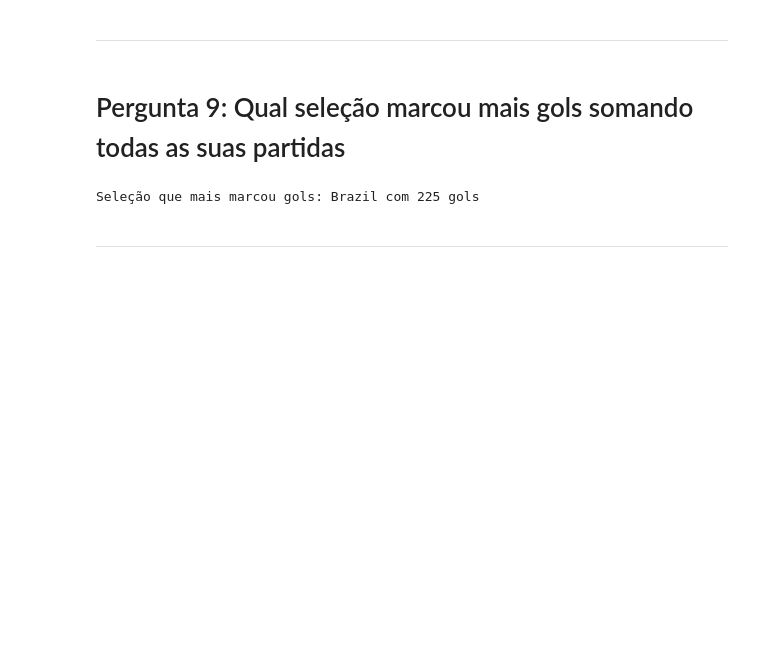
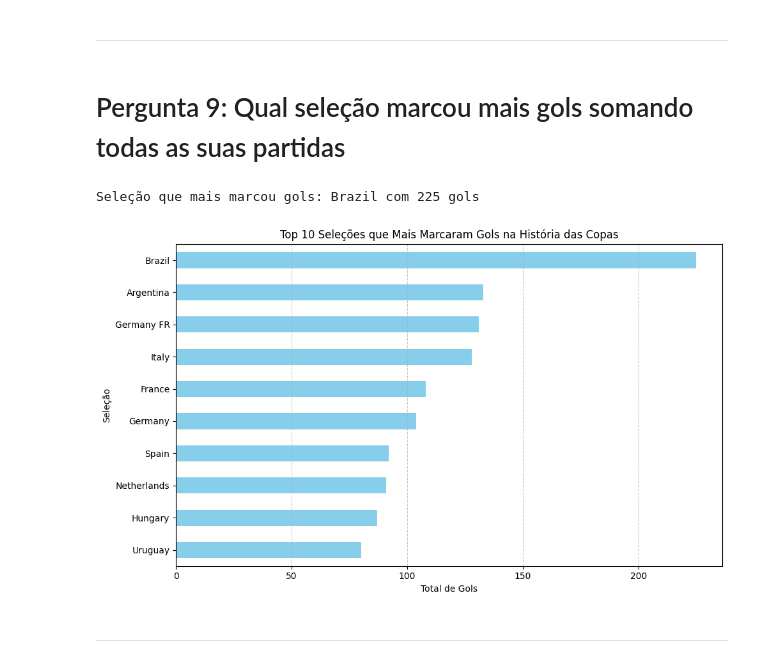
Before and after one commit to thmsVDC/INATEL-ciencia-de-dados, a Jupyter notebook: projeto/projeto_C111.ipynb, the cells around one changed output. Cells and saved outputs as stored; diff of their text form; code cells hidden in the pictures; blank space fills up the shorter version.

```diff
--- a/projeto/projeto_C111.ipynb
+++ b/projeto/projeto_C111.ipynb
@@ -363,22 +348,29 @@ plt.show()
 # %% [markdown]
 # Pergunta 9: Qual seleção marcou mais gols somando todas as suas partidas
 # %%
-# Gols como mandante
 gols_mandante = matches.groupby('Home Team Name')['Home Team Goals'].sum()
 
-# Gols como visitante
 gols_visitante = matches.groupby('Away Team Name')['Away Team Goals'].sum()
 
-# Somar os gols
 total_gols = gols_mandante.add(gols_visitante, fill_value=0)
 
-# Identificar a seleção com mais gols
-seleção_top = total_gols.idxmax()
-gols_top = total_gols.max()
+top_10_selecoes = total_gols.sort_values(ascending=False).head(10)
 
+seleção_top = top_10_selecoes.idxmax()
+gols_top = top_10_selecoes.max()
 print(f'Seleção que mais marcou gols: {seleção_top} com {int(gols_top)} gols')
+
+plt.figure(figsize=(10, 6))
+top_10_selecoes.sort_values().plot(kind='barh', color='skyblue')
+plt.title('Top 10 Seleções que Mais Marcaram Gols na História das Copas')
+plt.xlabel('Total de Gols')
+plt.ylabel('Seleção')
+plt.grid(axis='x', linestyle='--', alpha=0.7)
+plt.tight_layout()
+plt.show()
 # %% [output]
 Seleção que mais marcou gols: Brazil com 225 gols
+[figure, added]
 # %% [markdown]
 ---
 # %% [markdown]
```
Also changed, not shown: parts of 5 cells of this notebook.
